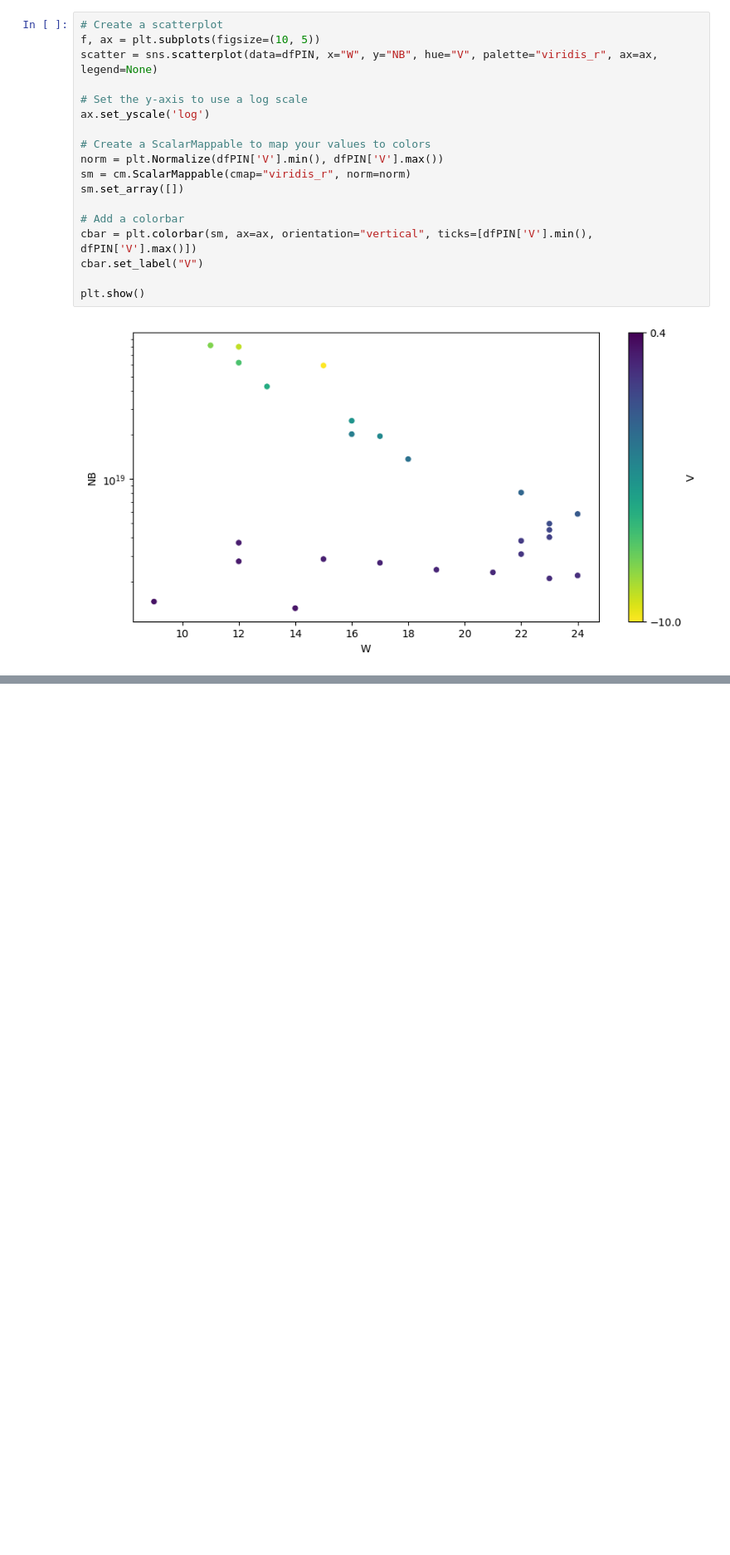
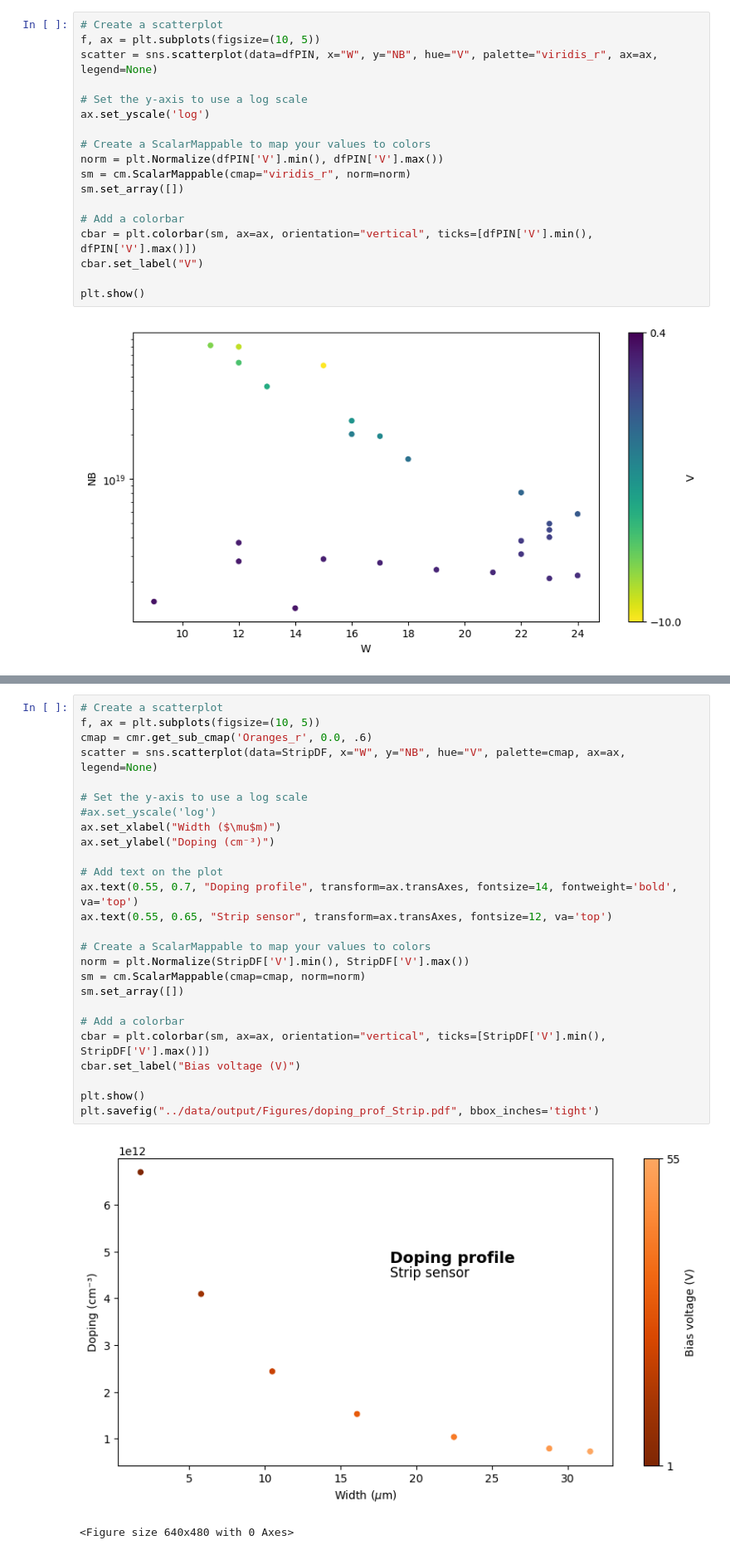
Before and after one commit to GiorgioAlbertoLucia/LabFNS2, a Jupyter notebook: Probe-station/src/test_depletion.ipynb, the cells around one changed output, grey strips where cells are left out. Shown: that part at 83% size. Saved outputs shown, nothing was run; the diff lists cells and outputs as text; blank space fills up the shorter version.

```diff
--- a/Probe-station/src/test_depletion.ipynb
+++ b/Probe-station/src/test_depletion.ipynb
@@ -155,0 +177,29 @@ plt.show()
+# %%
+# Create a scatterplot
+f, ax = plt.subplots(figsize=(10, 5))
+cmap = cmr.get_sub_cmap('Oranges_r', 0.0, .6)
+scatter = sns.scatterplot(data=StripDF, x="W", y="NB", hue="V", palette=cmap, ax=ax, legend=None)
+
+# Set the y-axis to use a log scale
+#ax.set_yscale('log')
+ax.set_xlabel("Width ($\mu$m)")
+ax.set_ylabel("Doping (cm⁻³)")
+
+# Add text on the plot
+ax.text(0.55, 0.7, "Doping profile", transform=ax.transAxes, fontsize=14, fontweight='bold', va='top')
+ax.text(0.55, 0.65, "Strip sensor", transform=ax.transAxes, fontsize=12, va='top')
+
+# Create a ScalarMappable to map your values to colors
+norm = plt.Normalize(StripDF['V'].min(), StripDF['V'].max())
+sm = cm.ScalarMappable(cmap=cmap, norm=norm)
+sm.set_array([])
+
+# Add a colorbar
+cbar = plt.colorbar(sm, ax=ax, orientation="vertical", ticks=[StripDF['V'].min(), StripDF['V'].max()])
+cbar.set_label("Bias voltage (V)")
+
+plt.show()
+plt.savefig("../data/output/Figures/doping_prof_Strip.pdf", bbox_inches='tight')
+# %% [output]
+[figure, added]
+<Figure size 640x480 with 0 Axes>
```
Also changed, not shown: parts of 6 cells of this notebook, 17 other files.
